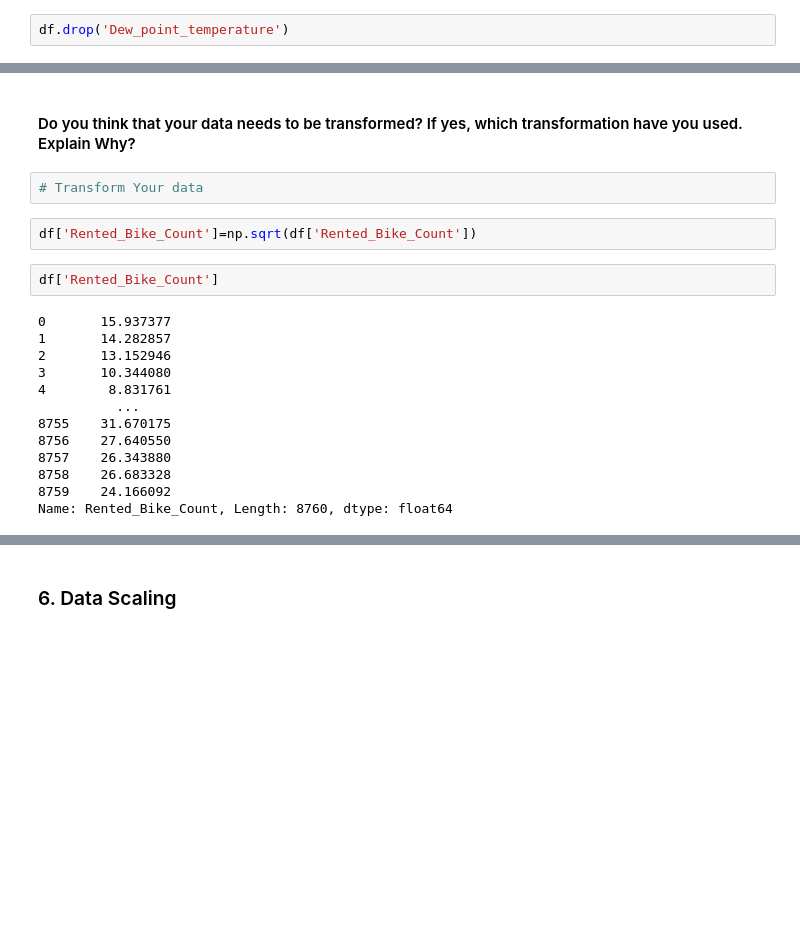
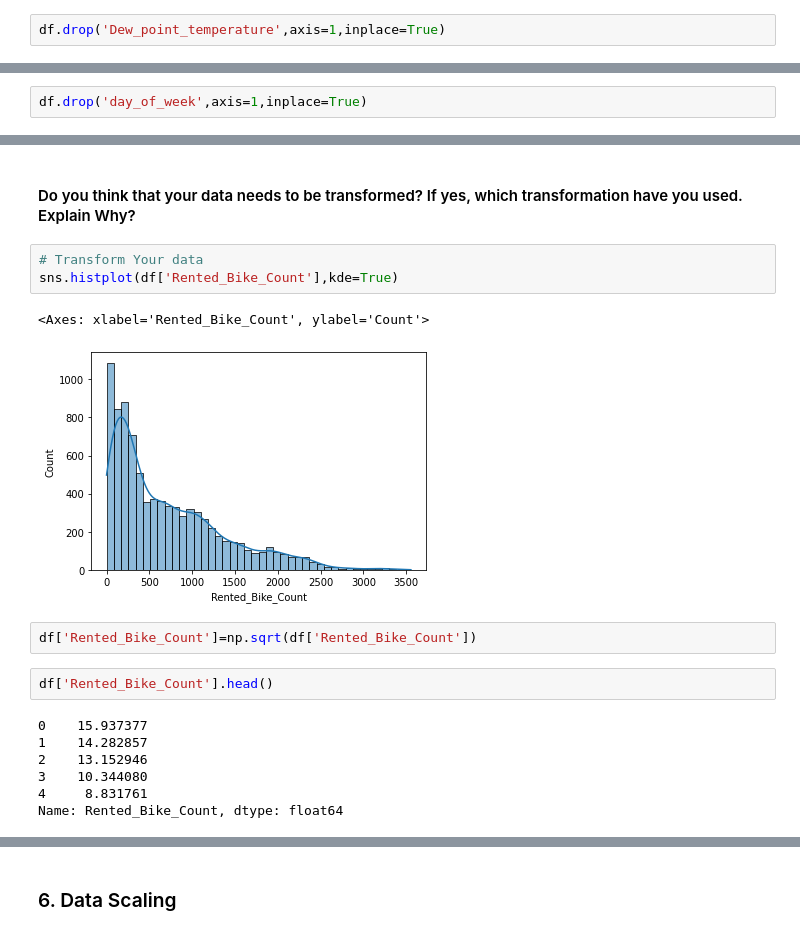
Before and after one commit to mohith-ds8/Seoul-Bike-Sharing-Demand-Prediction, a Jupyter notebook: Seoul_bike_sharing_prediction.ipynb, the cells around one changed output, grey strips where cells are left out. Drawn from its saved outputs; the diff is of its cells as text; blank space fills up the shorter version.

```diff
--- a/Seoul_bike_sharing_prediction.ipynb
+++ b/Seoul_bike_sharing_prediction.ipynb
@@ -1069,4 +1089,4 @@ plt.show()
 # %% [markdown]
 As we can see there is multicollinearity between the columns 'Temperature' & 'Dew_point_temperature'. Hence we can drop the column 'Dew_point_temperature'.
 # %%
-df.drop('Dew_point_temperature')
+df.drop('Dew_point_temperature',axis=1,inplace=True)
@@ -1083,0 +1102,2 @@ In the Days of week column, We can observe from this column that the pattern of
+# %%
+df.drop('day_of_week',axis=1,inplace=True)
@@ -1095,20 +1133,18 @@ Answer Here.
 #### Do you think that your data needs to be transformed? If yes, which transformation have you used. Explain Why?
 # %%
 # Transform Your data
+sns.histplot(df['Rented_Bike_Count'],kde=True)
+# %% [output]
+<Axes: xlabel='Rented_Bike_Count', ylabel='Count'>
+[figure, added]
 # %%
 df['Rented_Bike_Count']=np.sqrt(df['Rented_Bike_Count'])
 # %%
-df['Rented_Bike_Count']
+df['Rented_Bike_Count'].head()
 # %% [output]
-0       15.937377
-1       14.282857
-2       13.152946
-3       10.344080
-4        8.831761
-          ...
-8755    31.670175
-8756    27.640550
-8757    26.343880
-8758    26.683328
-8759    24.166092
-Name: Rented_Bike_Count, Length: 8760, dtype: float64
+0    15.937377
+1    14.282857
+2    13.152946
+3    10.344080
+4     8.831761
+Name: Rented_Bike_Count, dtype: float64
```
Also changed, not shown: parts of 85 cells of this notebook.
